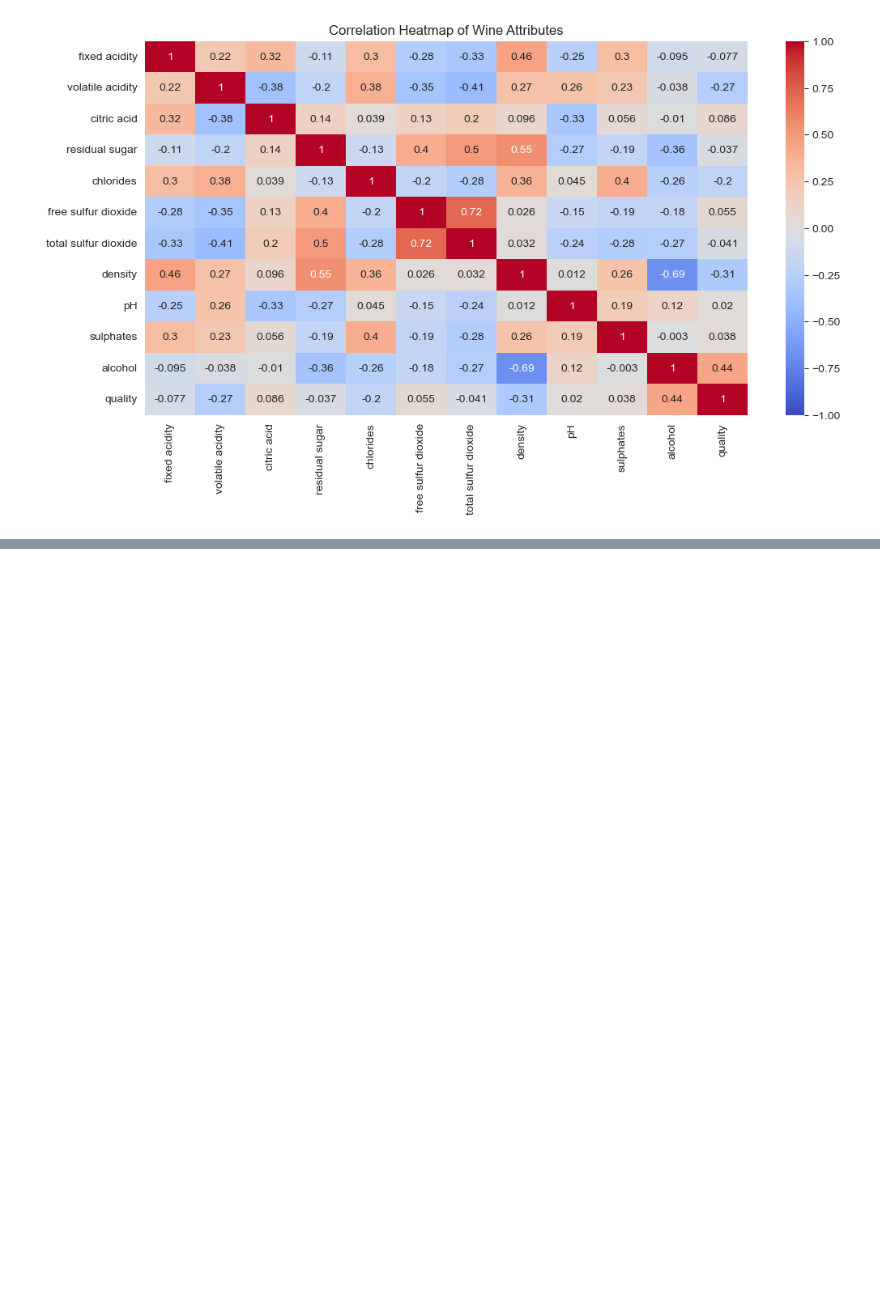
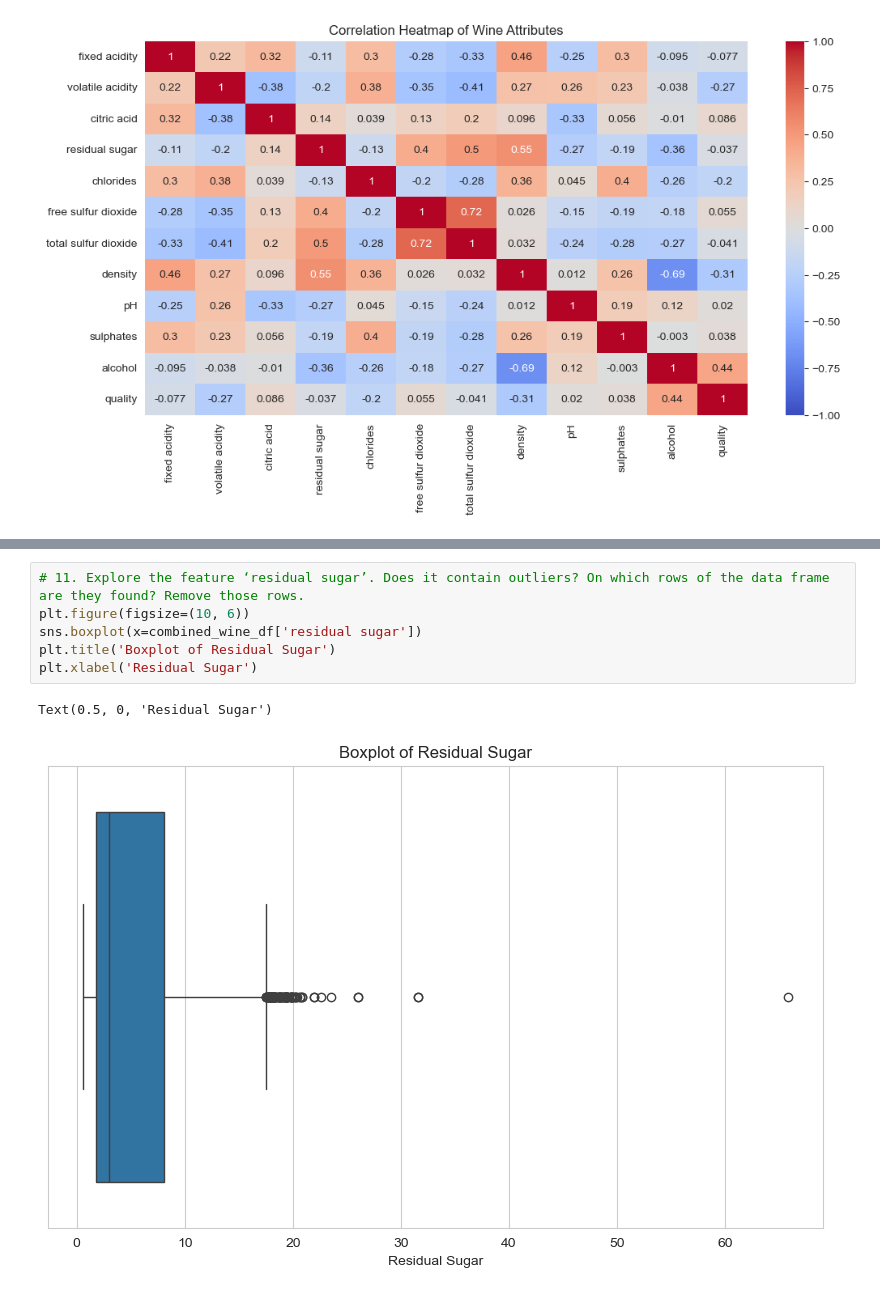
Before and after one commit to AhmadAlkaseb/BI, a Jupyter notebook: MiniProjekt2/data/MiniProjekt2V2.ipynb, the cells around one changed output, grey strips where cells are left out. Cells and saved outputs as stored; diff of their text form; blank space fills up the shorter version.

```diff
--- a/MiniProjekt2/data/MiniProjekt2V2.ipynb
+++ b/MiniProjekt2/data/MiniProjekt2V2.ipynb
@@ -279,0 +295,9 @@ Attribute with lowest correlation to quality: pH (0.020)
+# %%
+# 11. Explore the feature ‘residual sugar’. Does it contain outliers? On which rows of the data frame are they found? Remove those rows.
+plt.figure(figsize=(10, 6))
+sns.boxplot(x=combined_wine_df['residual sugar'])
+plt.title('Boxplot of Residual Sugar')
+plt.xlabel('Residual Sugar')
+# %% [output]
+Text(0.5, 0, 'Residual Sugar')
+[figure, added]
```
Also changed, not shown: parts of 9 cells of this notebook.
